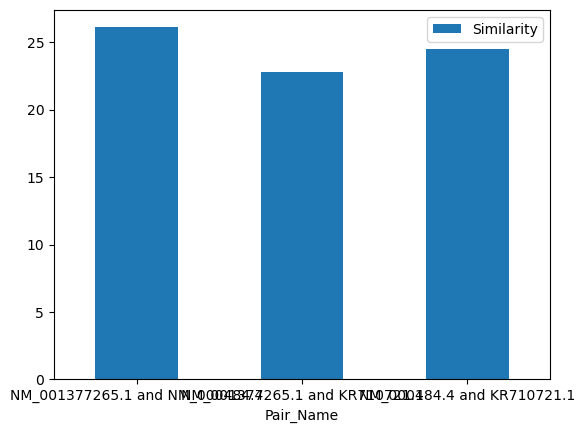
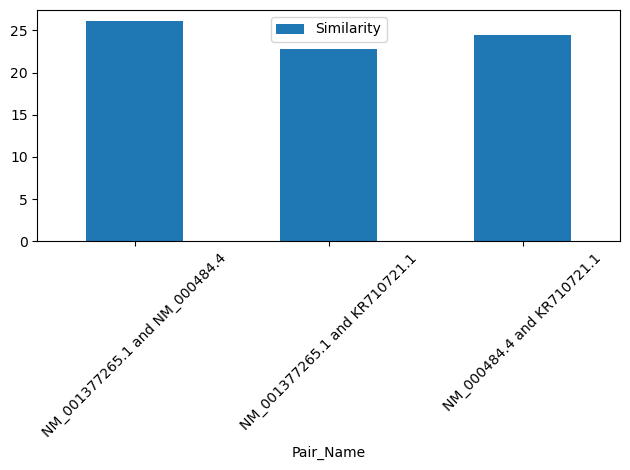
The notebook cell's code change between the first figure and the second:
--- before
+++ after
@@ -28,5 +28,4 @@
 
     print(f"The biggest Guanine Cytosine percentages has a percentage of {highest_gc}% with the gene responsable for that being {id_of_greater_GC}")
-
 
   
@@ -62,7 +61,8 @@
 sdf=pd.DataFrame(Similarity)
 sdf.sort_values("Similarity", ascending=False)
-sdf.plot.bar(x='Pair_Name', y='Similarity', rot=0)
+sdf.plot.bar(x='Pair_Name', y='Similarity', rot=45)
+plt.axhline(y=promedio, color='red', linestyle='--', label='Average')
+plt.tight_layout()
 plt.show()
-        
 
 

Commit: week 5: average line on GC content chart, similarity visualization complete